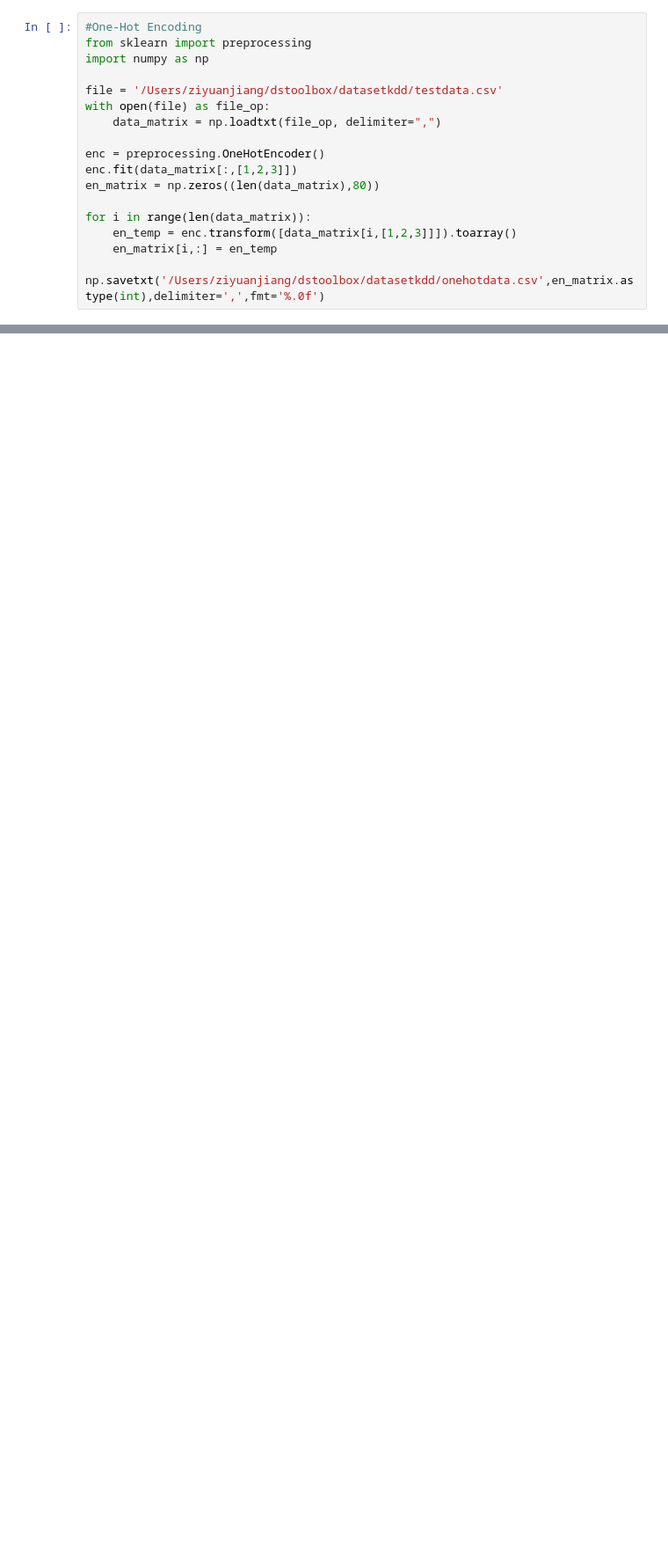
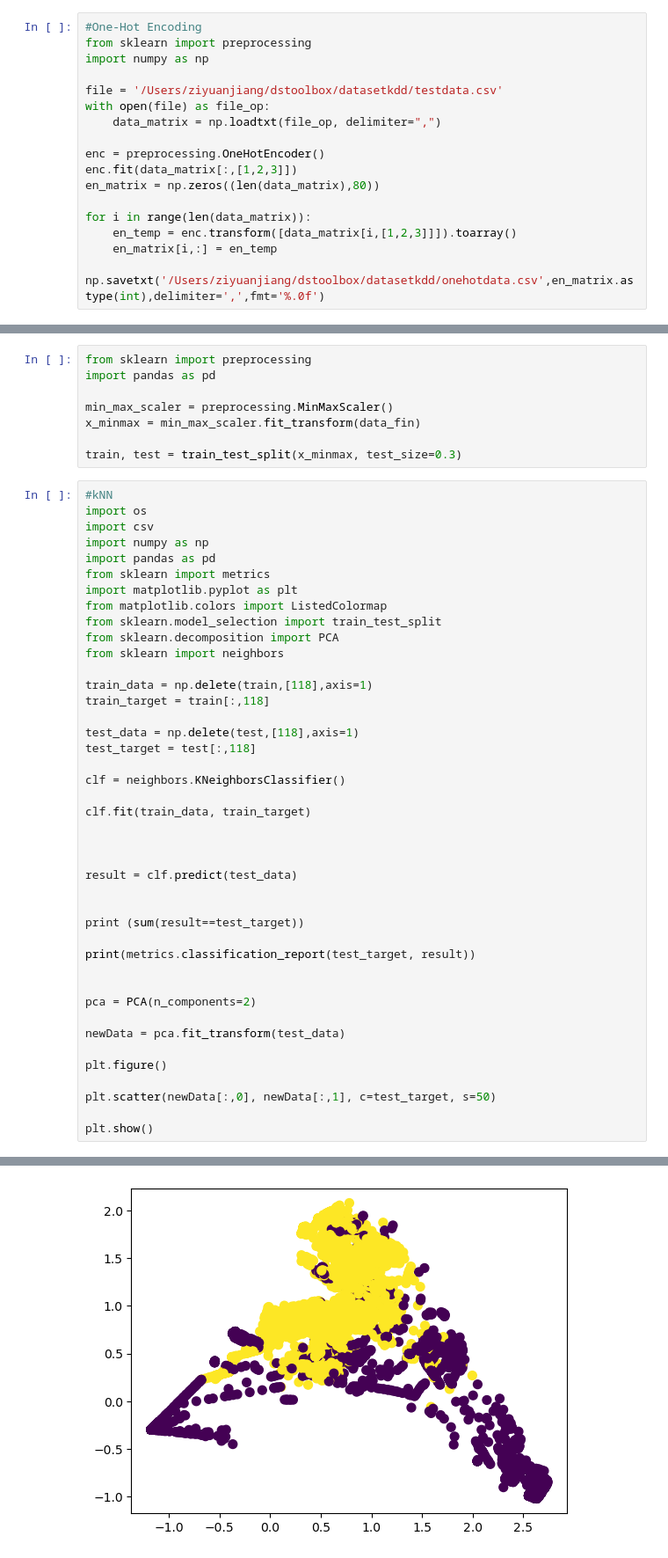
Before and after one commit to ZiyuanJiang-0827/My_DST, a Jupyter notebook: Assesment1/ZiyuanJiang.ipynb, the cells around one changed output, grey strips where cells are left out. Shown: that part at 88% size. Cells and saved outputs as stored; diff of their text form; blank space fills up the shorter version.

```diff
--- a/Assesment1/ZiyuanJiang.ipynb
+++ b/Assesment1/ZiyuanJiang.ipynb
@@ -80,0 +87,51 @@ np.savetxt('/Users/ziyuanjiang/dstoolbox/datasetkdd/onehotdata.csv',en_matrix.as
+# %%
+from sklearn import preprocessing
+import pandas as pd
+
+min_max_scaler = preprocessing.MinMaxScaler()
+x_minmax = min_max_scaler.fit_transform(data_fin)
+
+train, test = train_test_split(x_minmax, test_size=0.3)
+# %%
+#kNN
+import os
+import csv
+import numpy as np
+import pandas as pd
+from sklearn import metrics
+import matplotlib.pyplot as plt
+from matplotlib.colors import ListedColormap
+from sklearn.model_selection import train_test_split
+from sklearn.decomposition import PCA
+from sklearn import neighbors
+
+train_data = np.delete(train,[118],axis=1)
+train_target = train[:,118]
+
+test_data = np.delete(test,[118],axis=1)
+test_target = test[:,118]
+
+clf = neighbors.KNeighborsClassifier()
+
+clf.fit(train_data, train_target)
+
+
+
+result = clf.predict(test_data)
+
+
+print (sum(result==test_target))
+
+print(metrics.classification_report(test_target, result))
+
+
+pca = PCA(n_components=2)
+
+newData = pca.fit_transform(test_data)
+
+plt.figure()
+
+plt.scatter(newData[:,0], newData[:,1], c=test_target, s=50)
+
+plt.show()
+# %% [output]
@@ -80,0 +147 @@ np.savetxt('/Users/ziyuanjiang/dstoolbox/datasetkdd/onehotdata.csv',en_matrix.as
+[figure, added]
```
Also changed, not shown: parts of 4 cells of this notebook.
